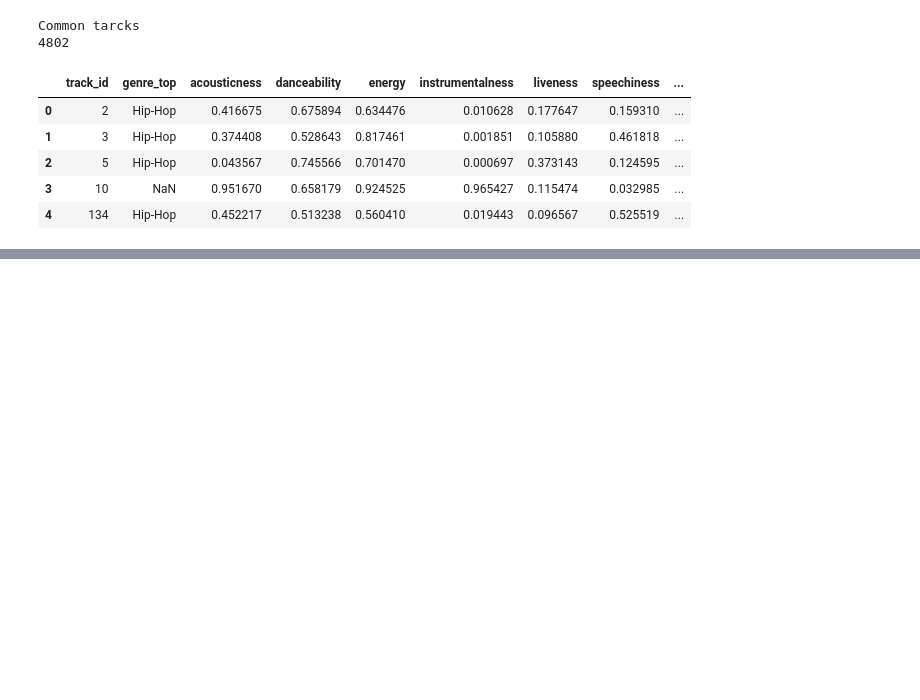
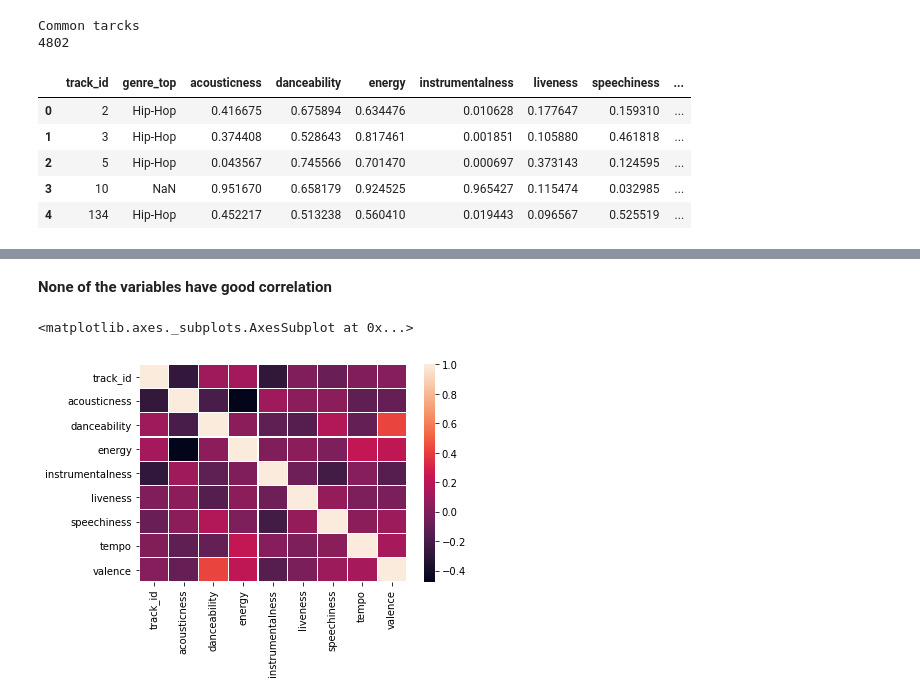
Before and after one commit to skad00sh/song-genre-classifier, a Jupyter notebook: python-notebook.ipynb, the cells around one changed output, grey strips where cells are left out. Cells and saved outputs as stored; diff of their text form; code cells hidden in the pictures; blank space fills up the shorter version.

Commit message:
Correlation matrix

```diff
--- a/python-notebook.ipynb
+++ b/python-notebook.ipynb
@@ -129,0 +171,7 @@ memory usage: 3.0+ MB
+# %% [markdown]
+**None of the variables have good correlation**
+# %%
+sns.heatmap(echo_tracks.corr(), linewidths = 0.25)
+# %% [output]
+<matplotlib.axes._subplots.AxesSubplot at 0x...>
+[figure, added]
```
Also changed, not shown: parts of 5 cells of this notebook.
